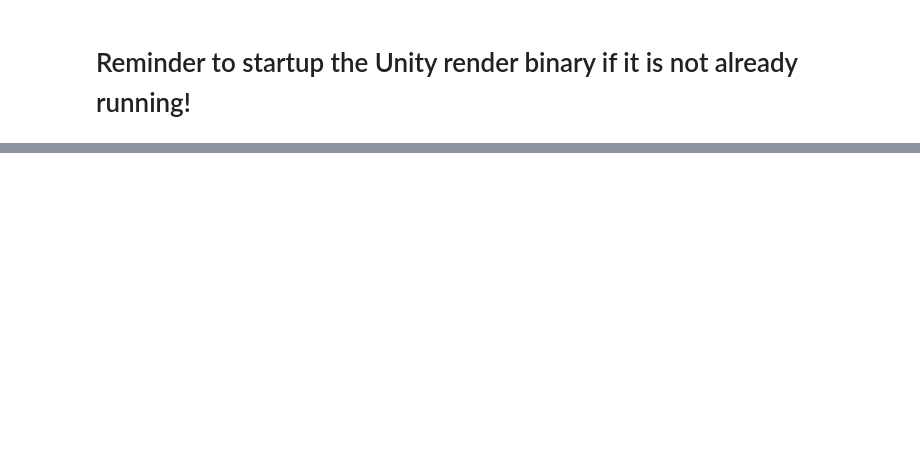
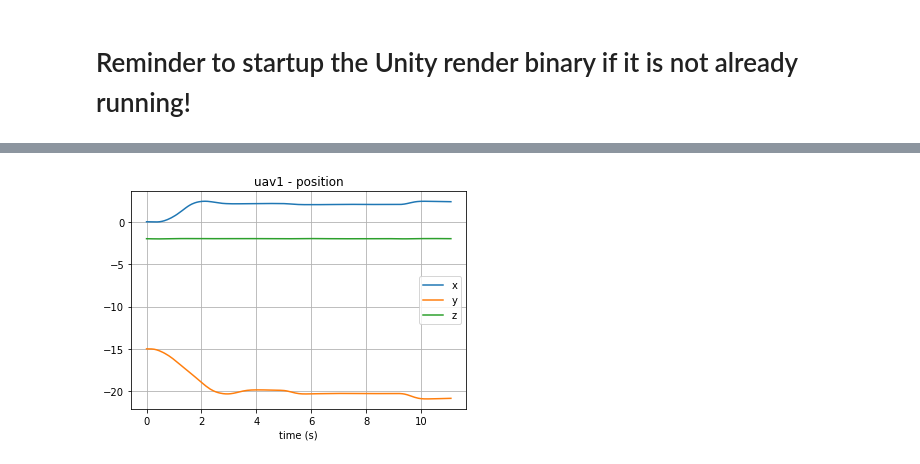
Before and after one commit to esiaero/flightgoggles, a Jupyter notebook: notebooks/testing notebook.ipynb, the cells around one changed output, grey strips where cells are left out. Cells and saved outputs as stored; diff of their text form; code cells hidden in the pictures; blank space fills up the shorter version.

Commit message:
preliminary rrt-like path finding

```diff
--- a/notebooks/testing notebook.ipynb
+++ b/notebooks/testing notebook.ipynb
@@ -98,15 +97,15 @@ def gen_rand_pos(bound1, bound2):
     return rand_pos
 
 def willCollide(env, start_pose, end_pose):
-    EPSILON = 0.03
-    env.set_state_vehicle(vehicle_id="uav1",
+    EPSILON = 0.01
+    env.set_state_vehicle(vehicle_id="uav_collision_tester",
                           position=start_pose[:3],
                           attitude_euler_angle=np.array([0., 0., start_pose[3]]))
     # proceed_waypoint -> fix a location to go toward; duration is the delta time in PID loop
     curr_pos = start_pose[:3]
     while np.linalg.norm(curr_pos - end_pose[:3]) > EPSILON:
-        collided = env.proceed_waypoint(vehicle_id="uav1", waypoint_command=end_pose, duration=0.01)
-        curr_pos = env.get_state("uav1")["position"]
+        collided = env.proceed_waypoint(vehicle_id="uav_collision_tester", waypoint_command=end_pose, duration=0.01)
+        curr_pos = env.get_state("uav_collision_tester")["position"]
         if collided:
             return True
     return False
@@ -114,23 +113,29 @@ def willCollide(env, start_pose, end_pose):
 if __name__ == "__main__":
     env = flightgoggles_env(
         cfg_dir="../config",
-        cfg_fgclient="FlightGogglesClient_testing.yaml",
+        cfg_fgclient="FlightGogglesClient_rrt_brancher.yaml",
         cfg_uav="multicopterDynamicsSim.yaml")
     start_pos = np.array([0, -15., -2.])
     start_att = np.array([0.,0.,-np.pi/2])
 
-    target_pos = start_pos + np.array([3, 0., 0.]) #np.array([9., -15., -2.])
-    target_att = start_att + np.array([0., 0., np.pi/2]) #np.array([0., 0., 0.])
+    target_pos = start_pos + np.array([3, -6., 0.]) #np.array([9., -15., -2.])
+    target_att = start_att + np.array([0., 0., 0.]) #np.array([0., 0., 0.])
     target_pose = np.append(target_pos, target_att[2])
 
     start_node = RRT_Node(start_pos)
     target_node = RRT_Node(target_pos)
-    graph = RRT_Graph(np.array([start_node, target_node]))
 
-    trials = 100
+    # position and attitude -> pose
+    print("Start pos: {}".format(start_pos))
+    print("Start attitude: {}".format(start_att))
+    print("Target pose: {}".format(target_pose))
+
+    # ONLY PUTTING IN THE START NODE
+    graph = RRT_Graph(np.array([start_node]))
+
+    trials = 30
     for _ in range(trials): # if after trials number of tries, assume the target_pose is not reachable from current pose
         rand_pos = gen_rand_pos(start_pos, target_pos)
-        print(rand_pos)
         nearest_node = graph.nearest_node(rand_pos)
 
         # ignore delta steps for now
@@ -140,14 +145,61 @@ if __name__ == "__main__":
             graph.add_node(new_node)
             graph.add_edge(nearest_node, new_node)
 
+    parent = graph.shortest_path_parents(start_node)
+    nearest_node = graph.nearest_node(target_pos)
+    print("Nearest node to the target pos, to grab the path from: ", nearest_node.pos)
+
+    path = graph.get_path(parent, nearest_node, np.array([]))
+    for n in path:
+        print (n.pos)
+    env.close()
+    #-------------------------
+    env = flightgoggles_env(
+        cfg_dir="../config",
+        cfg_fgclient="FlightGogglesClient_testing.yaml",
+        cfg_uav="multicopterDynamicsSim.yaml")
+    # follow the path with uav1
+    env.set_state_vehicle(vehicle_id="uav1",
+                          position=start_pos,
+                          attitude_euler_angle=start_att)
 
 
-    # -> get the path  dijkstra or something
-    # TODO!!!!! FIll out the graph function
-    path = graph.shortest_path(start_node, target_node)
-    print(path)
+    print("Closest node pos: {}".format(nearest_node.pos))
 
+    # proceed_waypoint -> fix a location to go toward; duration is the delta time in PID loop
+    #for j in range(600):
+    curr_pos = start_pos
+    curr_vel = env.get_state("uav1")["velocity"]
+    stop = False
+    for node in path:
+        print("Heading to ", node.pos, ", from ", curr_pos)
+        while np.linalg.norm(curr_pos - node.pos) > 0.01 or np.sum(curr_vel**2) > 0.01:
+            collided = env.proceed_waypoint(vehicle_id="uav1",
+                                            # need to read up more on attitude and path finding to find better value
+                                            # shuold add attitude to wayp_comm?
+                                            waypoint_command=node.pos,
+                                            duration=0.01)
+            curr_pos = env.get_state("uav1")["position"]
+            curr_vel = env.get_state("uav1")["velocity"]
+            if collided:
+                stop = True
+                break
+        if stop:
+            break
 
-    # follow the path with uav1, see cell below
+    env.plot_state(vehicle_id="uav1", attribute="position")
+    env.plot_state(vehicle_id="uav1", attribute="velocity")
+    #env.save_logs(vehicle_id="uav1", save_dir="data/")
+    #img = env.get_camera_image(camera_id="cam1")
+   # print(img[-1]["timestamp"])
+
+    with np.printoptions(precision=2, suppress=True):
+        print("Final pose", np.append(env.get_state("uav1")["position"],
+                                      env.get_state("uav1")["attitude_euler_angle"][2]))
+
+    ani_set = env.plot_state_video()
+
+    if "cam1" in ani_set.keys():
+        display(HTML(ani_set["cam1"].to_html5_video()))
     env.close()
 # %% [output]
@@ -171,0 +222 @@ AttributeError: 'RRT_Node' object has no attribute 'id'
+[figure, added]
```
Also changed, not shown: parts of 4 cells of this notebook, 2 other files.
